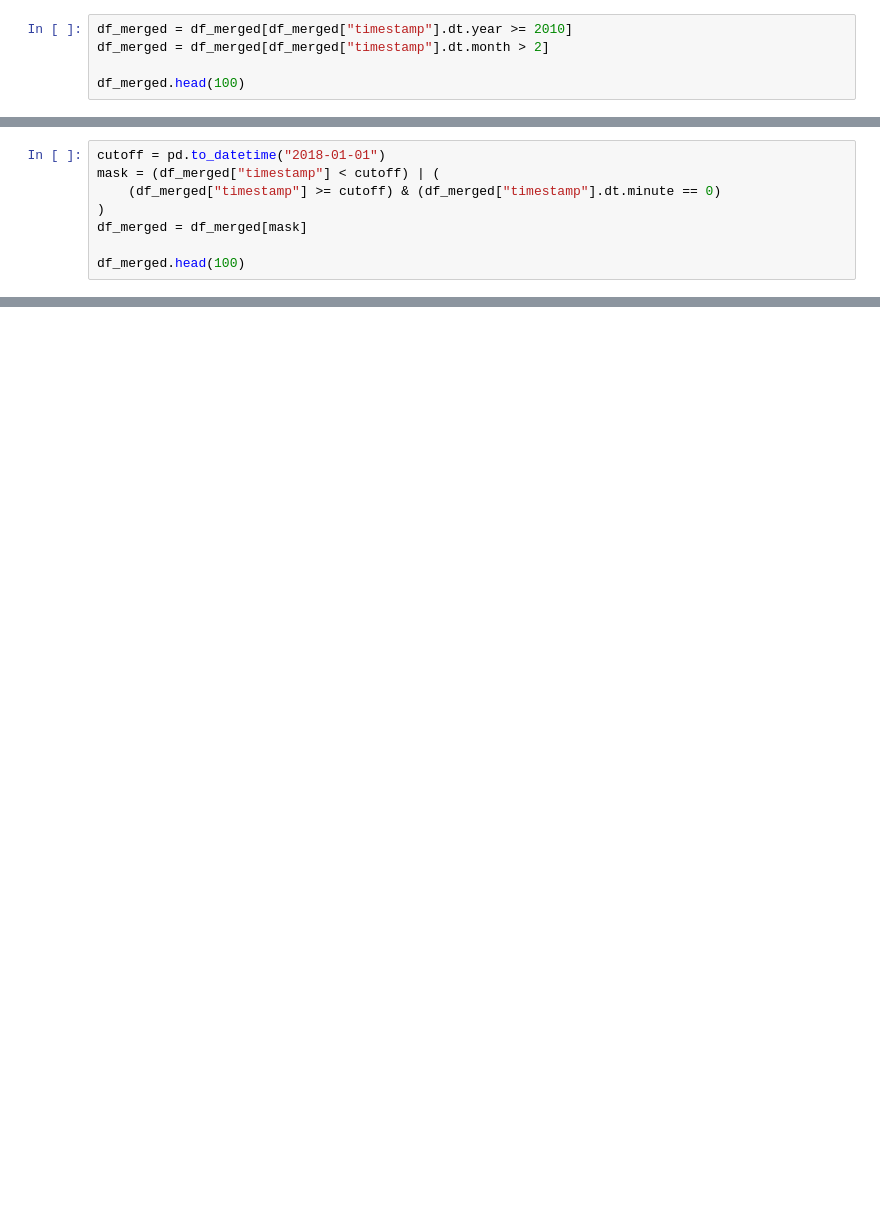
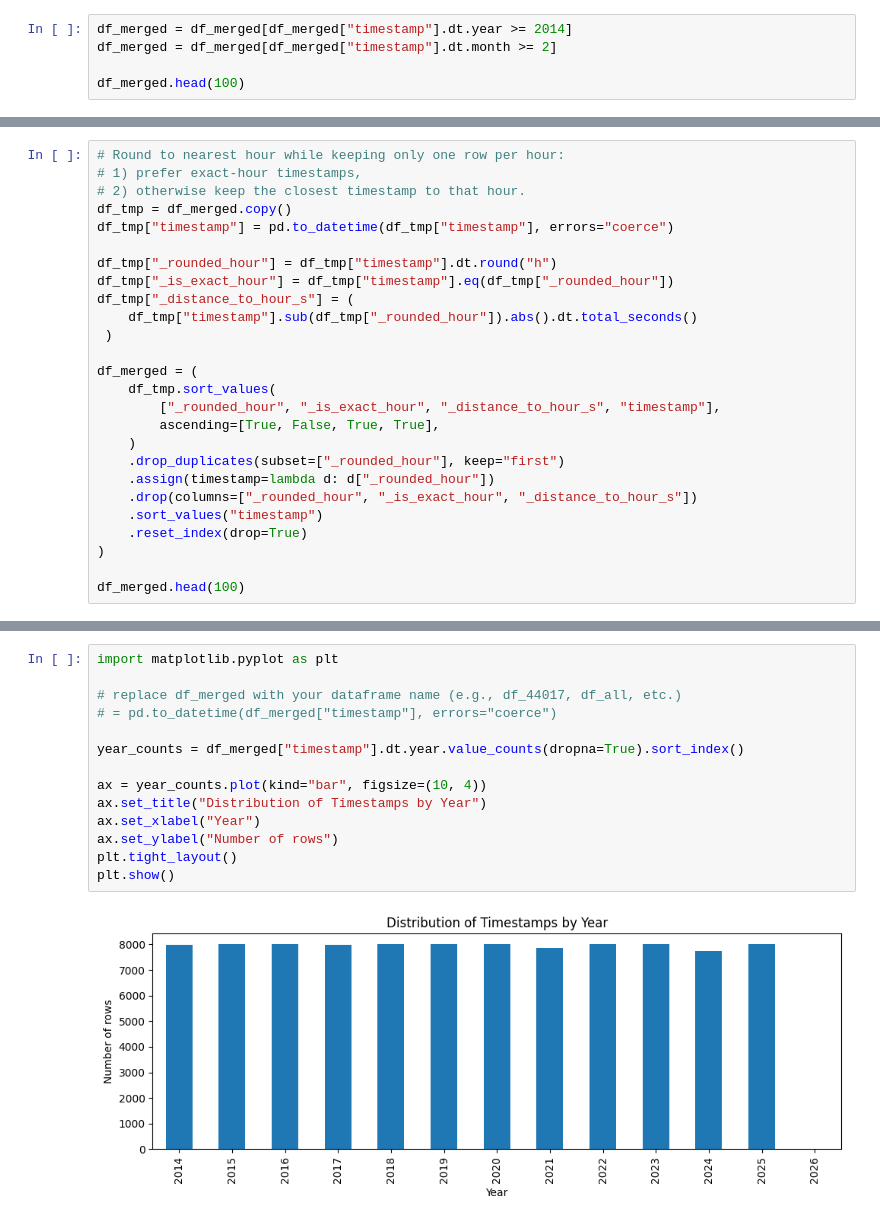
Before and after one commit to RossNeyman/fishing-predictor, a Jupyter notebook: notebooks/eda_ndbc.ipynb, the cells around one changed output, grey strips where cells are left out. Drawn from its saved outputs; the diff is of its cells as text; blank space fills up the shorter version.

```diff
--- a/notebooks/eda_ndbc.ipynb
+++ b/notebooks/eda_ndbc.ipynb
@@ -45,5 +124,5 @@ df_merged.tail(100)
 # %%
-df_merged = df_merged[df_merged["timestamp"].dt.year >= 2010]
-df_merged = df_merged[df_merged["timestamp"].dt.month > 2]
+df_merged = df_merged[df_merged["timestamp"].dt.year >= 2014]
+df_merged = df_merged[df_merged["timestamp"].dt.month >= 2]
 
 df_merged.head(100)
@@ -50,8 +143,26 @@ df_merged.head(100)
 # %%
-cutoff = pd.to_datetime("2018-01-01")
-mask = (df_merged["timestamp"] < cutoff) | (
-    (df_merged["timestamp"] >= cutoff) & (df_merged["timestamp"].dt.minute == 0)
+# Round to nearest hour while keeping only one row per hour:
+# 1) prefer exact-hour timestamps,
+# 2) otherwise keep the closest timestamp to that hour.
+df_tmp = df_merged.copy()
+df_tmp["timestamp"] = pd.to_datetime(df_tmp["timestamp"], errors="coerce")
+
+df_tmp["_rounded_hour"] = df_tmp["timestamp"].dt.round("h")
+df_tmp["_is_exact_hour"] = df_tmp["timestamp"].eq(df_tmp["_rounded_hour"])
+df_tmp["_distance_to_hour_s"] = (
+    df_tmp["timestamp"].sub(df_tmp["_rounded_hour"]).abs().dt.total_seconds()
+ )
+
+df_merged = (
+    df_tmp.sort_values(
+        ["_rounded_hour", "_is_exact_hour", "_distance_to_hour_s", "timestamp"],
+        ascending=[True, False, True, True],
+    )
+    .drop_duplicates(subset=["_rounded_hour"], keep="first")
+    .assign(timestamp=lambda d: d["_rounded_hour"])
+    .drop(columns=["_rounded_hour", "_is_exact_hour", "_distance_to_hour_s"])
+    .sort_values("timestamp")
+    .reset_index(drop=True)
 )
-df_merged = df_merged[mask]
 
 df_merged.head(100)
@@ -92,0 +295,16 @@ plt.show()
+# %%
+import matplotlib.pyplot as plt
+
+# replace df_merged with your dataframe name (e.g., df_44017, df_all, etc.)
+# = pd.to_datetime(df_merged["timestamp"], errors="coerce")
+
+year_counts = df_merged["timestamp"].dt.year.value_counts(dropna=True).sort_index()
+
+ax = year_counts.plot(kind="bar", figsize=(10, 4))
+ax.set_title("Distribution of Timestamps by Year")
+ax.set_xlabel("Year")
+ax.set_ylabel("Number of rows")
+plt.tight_layout()
+plt.show()
+# %% [output]
+[figure, added]
```
Also changed, not shown: parts of 13 cells of this notebook, 3 other files.
